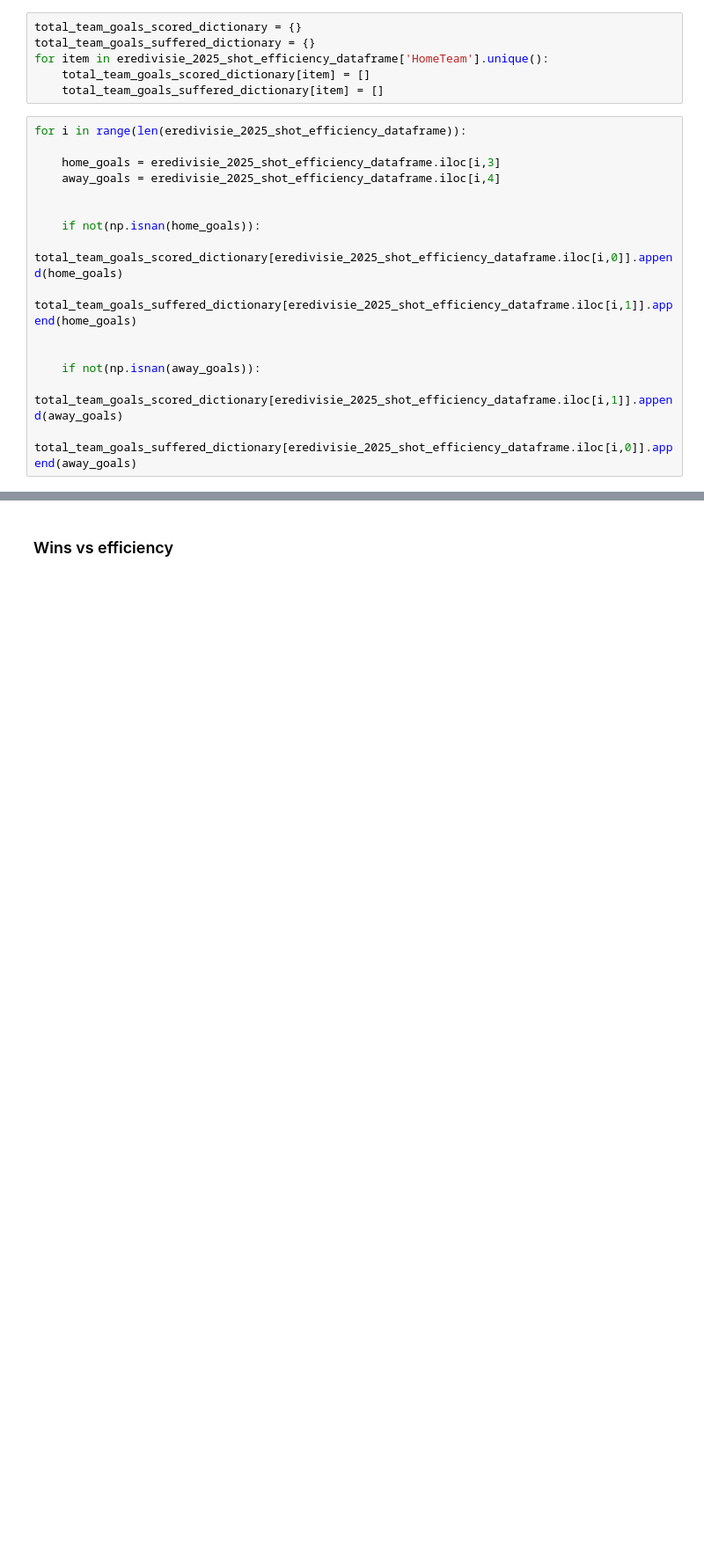
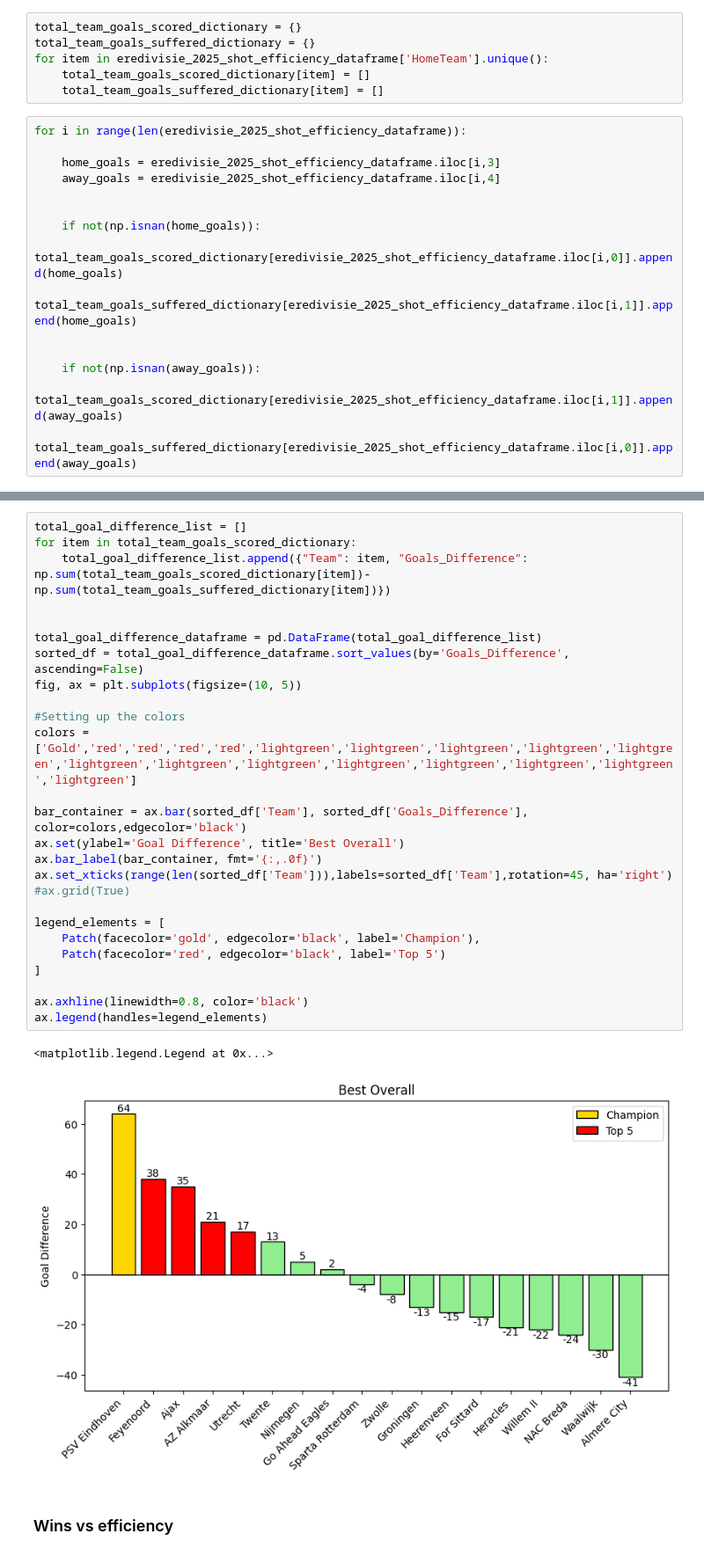
Before and after one commit to Dolfas/Football-Research, a Jupyter notebook: Rodolfo/Eredivisie.ipynb, the cells around one changed output, grey strips where cells are left out. Shown at 88% size. Drawn from its saved outputs; the diff is of its cells as text; blank space fills up the shorter version.

Commit message:
Data Analytics - Completed for now

```diff
--- a/Rodolfo/Eredivisie.ipynb
+++ b/Rodolfo/Eredivisie.ipynb
@@ -327,3 +330,32 @@ ax.legend(handles=legend_elements)
+# %%
+total_goal_difference_list = []
+for item in total_team_goals_scored_dictionary:
+    total_goal_difference_list.append({"Team": item, "Goals_Difference": np.sum(total_team_goals_scored_dictionary[item])-np.sum(total_team_goals_suffered_dictionary[item])})
+
+
+total_goal_difference_dataframe = pd.DataFrame(total_goal_difference_list)
+sorted_df = total_goal_difference_dataframe.sort_values(by='Goals_Difference', ascending=False)
+fig, ax = plt.subplots(figsize=(10, 5))
+
+#Setting up the colors
+colors = ['Gold','red','red','red','red','lightgreen','lightgreen','lightgreen','lightgreen','lightgreen','lightgreen','lightgreen','lightgreen','lightgreen','lightgreen','lightgreen','lightgreen','lightgreen']
+
+bar_container = ax.bar(sorted_df['Team'], sorted_df['Goals_Difference'], color=colors,edgecolor='black')
+ax.set(ylabel='Goal Difference', title='Best Overall')
+ax.bar_label(bar_container, fmt='{:,.0f}')
+ax.set_xticks(range(len(sorted_df['Team'])),labels=sorted_df['Team'],rotation=45, ha='right')
+#ax.grid(True)
+
+legend_elements = [
+    Patch(facecolor='gold', edgecolor='black', label='Champion'),
+    Patch(facecolor='red', edgecolor='black', label='Top 5')
+]
+
+ax.axhline(linewidth=0.8, color='black')
+ax.legend(handles=legend_elements)
+# %% [output]
+<matplotlib.legend.Legend at 0x...>
+[figure, added]
 # %% [markdown]
 ### Wins vs efficiency
 # %%
```
Also changed, not shown: parts of 9 cells of this notebook.
